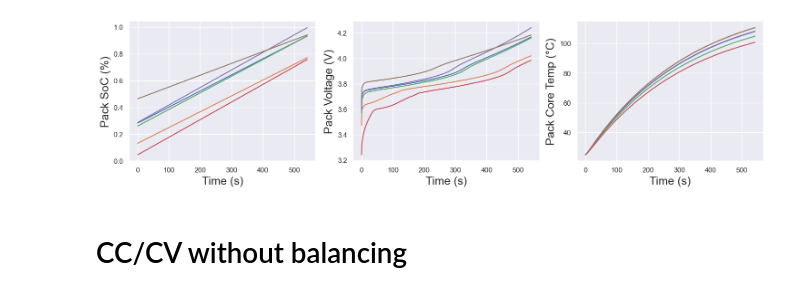
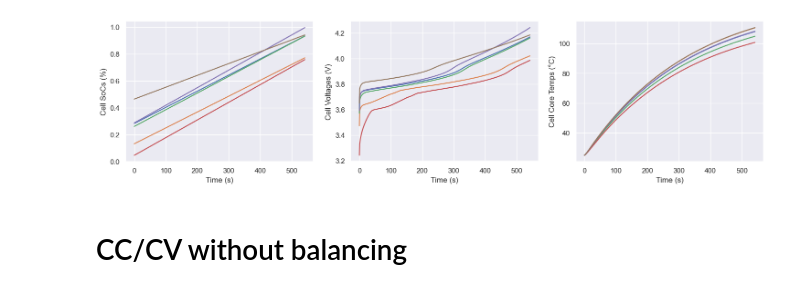
Before and after one commit to amirhosseinh77/Battery-Charging-DRL, a Jupyter notebook: LIB_Passive.ipynb, the cells around one changed output. Saved outputs shown, nothing was run; the diff lists cells and outputs as text; code cells hidden in the pictures.

```diff
--- a/LIB_Passive.ipynb
+++ b/LIB_Passive.ipynb
@@ -3,40 +3,42 @@ import cv2
 import numpy as np
 import matplotlib.pyplot as plt
 import matplotlib.patches as patches
+import pandas as pd
+import os
 from LIBEnv.LIB_gym import LIBPackEnv
 import seaborn as sns
 sns.set_theme()
 
 env = LIBPackEnv('./LIBEnv/PANmodel.mat', number_of_cells=6, T=25, dt=1, use_switch=False)
 
 pack_res=[]
 rewards = []
 pack_res.append(env.reset(0)[0].reshape(3,6))
 done = False
 while not done:
     next_state, reward, done, _, info = env.step(np.ones(7))
     pack_res.append(next_state.reshape(3,6))
     rewards.append(reward)
 
 pack_res = np.array(pack_res)
 plt.figure(figsize=(18,4))
 plt.subplot(1,3,1)
 plt.plot(pack_res[:,0,:])
-plt.xlabel('Time (s)', fontsize=18)
-plt.ylabel('Pack SoC (%)', fontsize=18)
+plt.xlabel('Time (s)')
+plt.ylabel('Cell SoCs (%)')
 plt.grid('on')
 plt.subplot(1,3,2)
 plt.plot(pack_res[:,1,:]*(env.max_voltage-env.min_voltage)+env.min_voltage)
-plt.xlabel('Time (s)', fontsize=18)
-plt.ylabel('Pack Voltage (V)', fontsize=18)
+plt.xlabel('Time (s)')
+plt.ylabel('Cell Voltages (V)')
 plt.grid('on')
 plt.subplot(1,3,3)
 plt.plot(pack_res[:,2,:]*env.T)
-plt.xlabel('Time (s)', fontsize=18)
-plt.ylabel('Pack Core Temp (°C)', fontsize=18)
+plt.xlabel('Time (s)')
+plt.ylabel('Cell Core Temps (°C)')
 plt.grid('on')
 # %% [output]
-[figure, old version]
+[figure, new version]
 # %% [markdown]
 # CC/CV without balancing
 # %%
```
Also changed, not shown: parts of 3 cells of this notebook, 3 other files.
